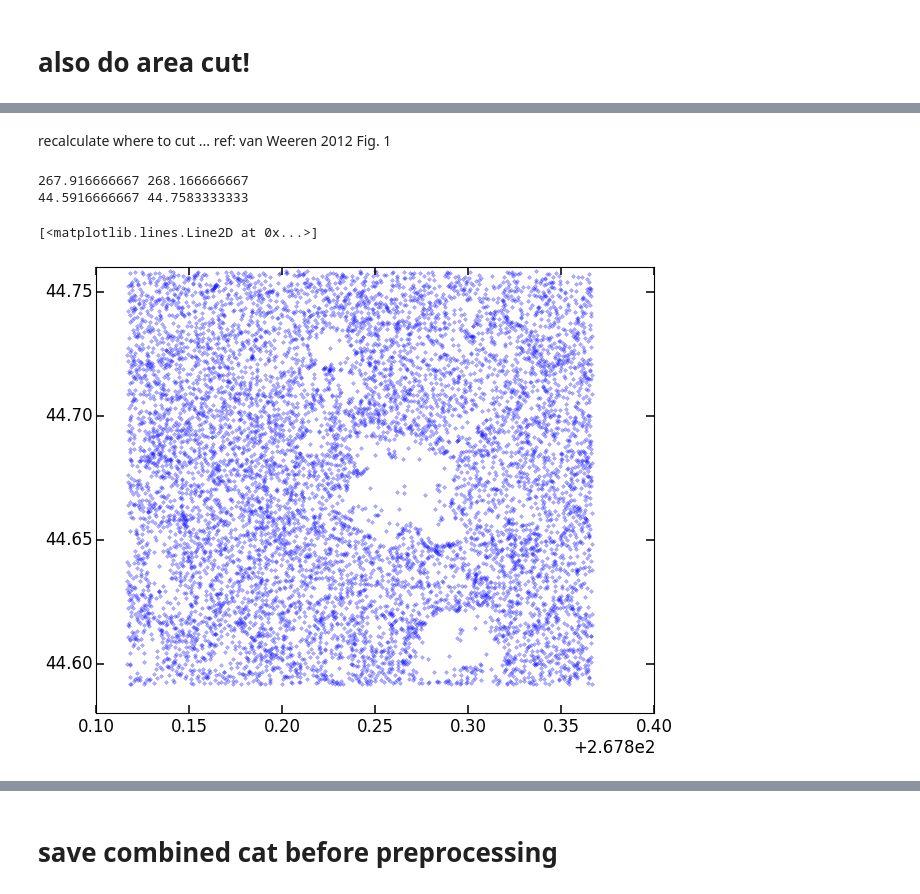
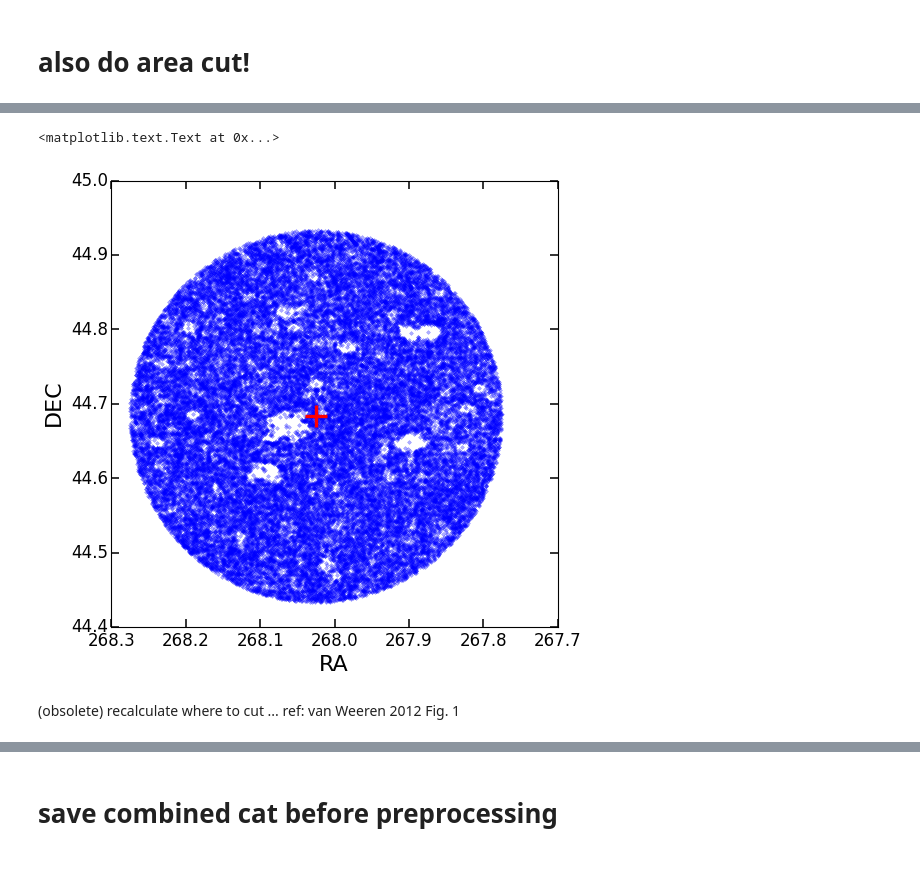
Before and after one commit to karenyyng/MACSJ1752, a Jupyter notebook: Code/data_preprocessing/1_Combine_Subaru_gri_and_Rshape_cat.ipynb, the cells around one changed output, grey strips where cells are left out. Cells and saved outputs as stored; diff of their text form; code cells hidden in the pictures; blank space fills up the shorter version.

```diff
--- a/Code/data_preprocessing/1_Combine_Subaru_gri_and_Rshape_cat.ipynb
+++ b/Code/data_preprocessing/1_Combine_Subaru_gri_and_Rshape_cat.ipynb
@@ -144,28 +147,28 @@ combined_cat[bands].describe()
+# %%
+center_wcs_ra = center_wcs.ra.degree
+center_wcs_dec = center_wcs.dec.degree
+# %%
+dist = np.sqrt((combined_cat.Rband_X_WORLD - center_wcs_ra) ** 2 + \
+    (combined_cat.Rband_Y_WORLD - center_wcs_dec) ** 2)
+dist *= 60  # convert to arcmins
+# %%
+mask = np.array(dist < 15)
+# %%
+combined_cat = combined_cat[mask]
+# %%
+plt.axes().set_aspect('equal')
+plt.plot(combined_cat.Rband_X_WORLD,
+         combined_cat.Rband_Y_WORLD, '.', alpha=0.3)
+plt.plot(center_wcs.ra.degree,
+         center_wcs.dec.degree,
+         'r+', ms=20, mew=3)
+plt.xlim(plt.xlim()[::-1])  # invert x axis
+xticks, _ = plt.xticks()
+_ = plt.xticks(xticks, [str(t) for t in xticks])
+plt.xlabel("RA")
+plt.ylabel("DEC")
+# %% [output]
+<matplotlib.text.Text at 0x...>
+[figure, added]
 # %% [markdown]
-recalculate where to cut ... ref: van Weeren 2012 Fig. 1
+(obsolete) recalculate where to cut ... ref: van Weeren 2012 Fig. 1
-# %%
-lower_left = SkyCoord("17h52m40s", "44d35m30s")
-upper_right = SkyCoord("17h51m40s", "44d45m30s")
-
-ra_upper = lower_left.ra.deg
-ra_lower = upper_right.ra.deg
-dec_lower = lower_left.dec.deg
-dec_upper = upper_right.dec.deg
-
-print ra_lower, ra_upper
-print dec_lower, dec_upper
-
-combined_cat = combined_cat[np.logical_and(
-        combined_cat.Rband_X_WORLD > ra_lower,
-        combined_cat.Rband_X_WORLD < ra_upper)]
-combined_cat = combined_cat[np.logical_and(
-        combined_cat.Rband_Y_WORLD > dec_lower,
-        combined_cat.Rband_Y_WORLD < dec_upper)]
-
-plt.plot(combined_cat.Rband_X_WORLD,
-         combined_cat.Rband_Y_WORLD, '.', alpha=0.3)
-# %% [output]
-267.916666667 268.166666667
-44.5916666667 44.7583333333
-[<matplotlib.lines.Line2D at 0x...>]
-[figure, removed]
```
Also changed, not shown: parts of 5 cells of this notebook, 3 other files.
